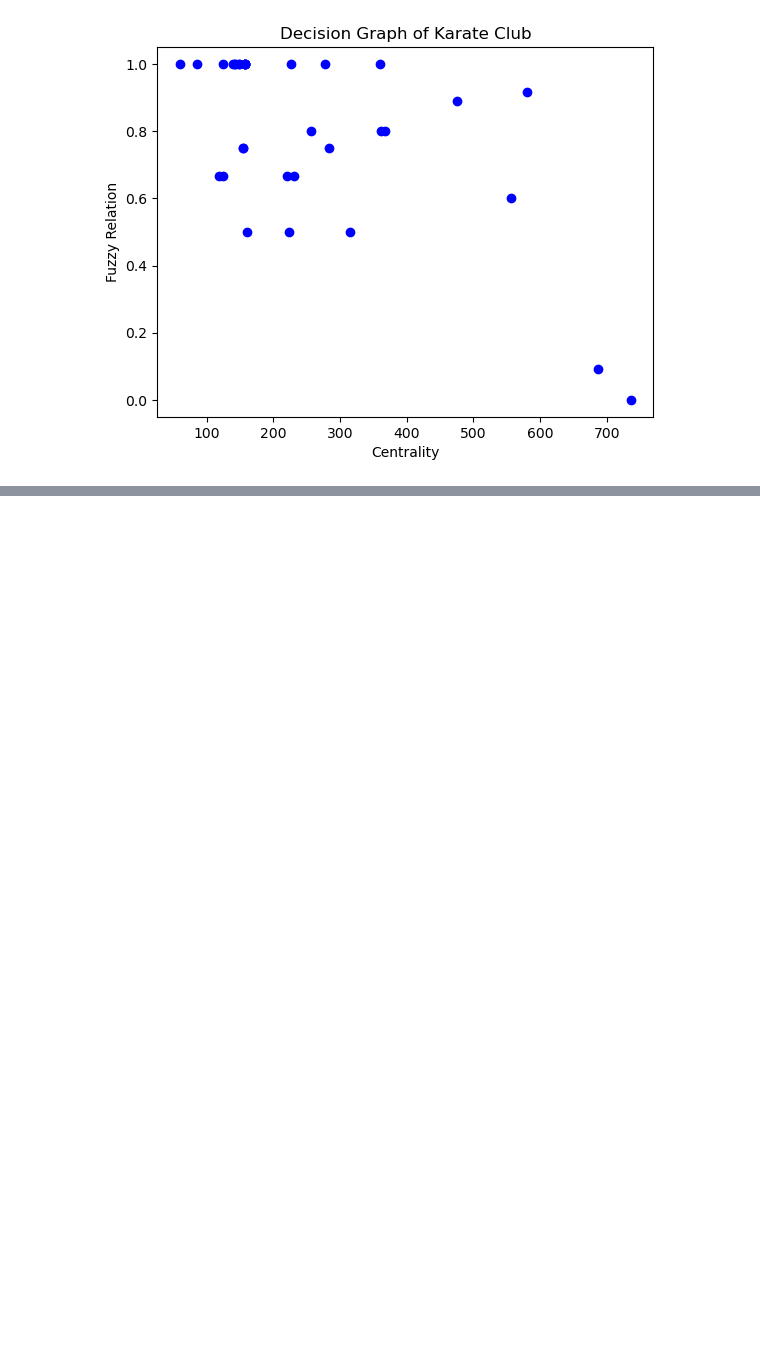
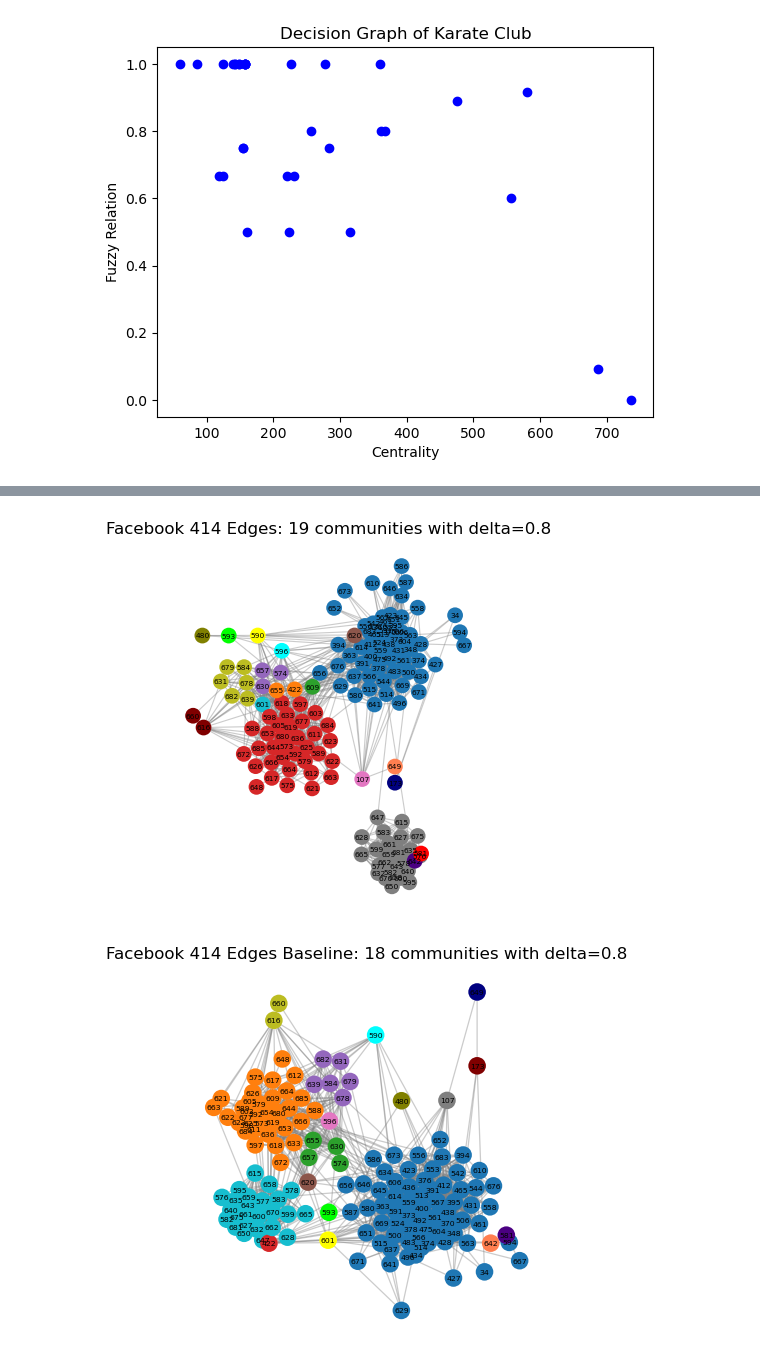
Before and after one commit to frimps-astro/frimps-astro.github.io, a Jupyter notebook: project_community_detection.ipynb, the cells around one changed output, grey strips where cells are left out. Saved outputs shown, nothing was run; the diff lists cells and outputs as text; code cells hidden in the pictures; blank space fills up the shorter version.

Commit message:
removed manual baseline implementation test tweaking: automated with a parameter

```diff
--- a/project_community_detection.ipynb
+++ b/project_community_detection.ipynb
@@ -132,10 +134,10 @@ The function `constructCommunityStructure(G, delta)` takes in a graph `G` and a
 # %%
-def constructCommuityStructure(G, delta):
+def constructCommuityStructure(G, delta, type="cdfr"):
     #retrieve and sort nodes' centralities
-    centralities = centralityOfNodes(G)
-
-    #uncomment this line for baseline
-    # centralities = baselineDegreeCentrality(G)
+    if type == "baseline":
+        centralities = baselineDegreeCentrality(G)
+    else:
+        centralities = centralityOfNodes(G)
 
     centralities =dict(sorted(centralities.items(), key=lambda item: item[1], reverse=True))
 
@@ -143,7 +145,7 @@ def constructCommuityStructure(G, delta):
     comnumber = -1
 
     for V in centralities:
-        ngc, fr = findNGCandFuzzyRelation(G, V)
+        ngc, fr = findNGCandFuzzyRelation(G, V, type)
         if fr < delta:
             comnumber += 1
             communities[comnumber] = [V]
@@ -222,8 +224,8 @@ def draw(G, refinedData, datasetName):
 
 
 
-def nodeToCommunity(G, delta):
-    communities = constructCommuityStructure(G, delta)
+def nodeToCommunity(G, delta, type="cdfr"):
+    communities = constructCommuityStructure(G, delta, type)
     node_to_community = dict()
 
     #flatten communities to nodes
@@ -348,0 +302,47 @@ decisionGraphs(K, "Karate Club")
+# %%
+#DATASETS AND GRAPHS
+#Karate Club
+# K = nx.karate_club_graph()
+# draw(K, nodeToCommunity(K, 0.6), "Karate Club")
+# draw(K, nodeToCommunity(K, 0.4, "baseline"), "Karate Club Baseline")
+
+# # #Dolphin
+# D = nx.read_gml("datasets/dolphins.gml")
+# D = nx.convert_node_labels_to_integers(D,first_label=0)
+# draw(D, nodeToCommunity(D, 0.2), "Dolphins Network")
+# draw(D, nodeToCommunity(D, 0.2, "baseline"), "Dolphins Network Baseline")
+
+
+# # #Football
+# F = nx.read_gml("datasets/football.gml")
+# F = nx.convert_node_labels_to_integers(F,first_label=0)
+# draw(F, nodeToCommunity(F, 0.5), "Football")
+# draw(F, nodeToCommunity(F, 0.05, "baseline"), "Football Baseline")
+
+# #US Politics Books
+# P = nx.read_gml("datasets/us_politics_books.gml")
+# P = nx.convert_node_labels_to_integers(P,first_label=0)
+# draw(P, nodeToCommunity(P, 0.40), "US Politics Books")
+# draw(P, nodeToCommunity(P, 0.15, "baseline"), "US Politics Books Baseline")
+
+# # #Facebook
+# FB6 = nx.read_edgelist("datasets/facebook686.edges")
+# draw(FB6, nodeToCommunity(FB6, 0.6), "Facebook 686 Edges")
+# draw(FB6, nodeToCommunity(FB6, 0.4, "baseline"), "Facebook 686 Edges Baseline")
+
+FB4 = nx.read_edgelist("datasets/facebook414.edges")
+draw(FB4, nodeToCommunity(FB4, 0.8), "Facebook 414 Edges")
+draw(FB4, nodeToCommunity(FB4, 0.8, "baseline"), "Facebook 414 Edges Baseline")
+
+# # #Twitter
+# T = nx.read_edgelist("datasets/twitter.edges")
+# draw(T, nodeToCommunity(T, 0.72), "Twitter Edges")
+# draw(T, nodeToCommunity(T, 0.93), "Twitter Edges Baseline", "baseline")
+
+# # Google Plus
+# GP = nx.read_edgelist("datasets/googleplus.edges")
+# draw(GP, nodeToCommunity(GP, 0.72), "Google Plus Edges")
+# draw(GP, nodeToCommunity(GP, 0.8), "Google Plus Edges Baseline", "baseline")
+# %% [output]
+[figure, new version]
+[figure, added]
```
Also changed, not shown: parts of 9 cells of this notebook.
